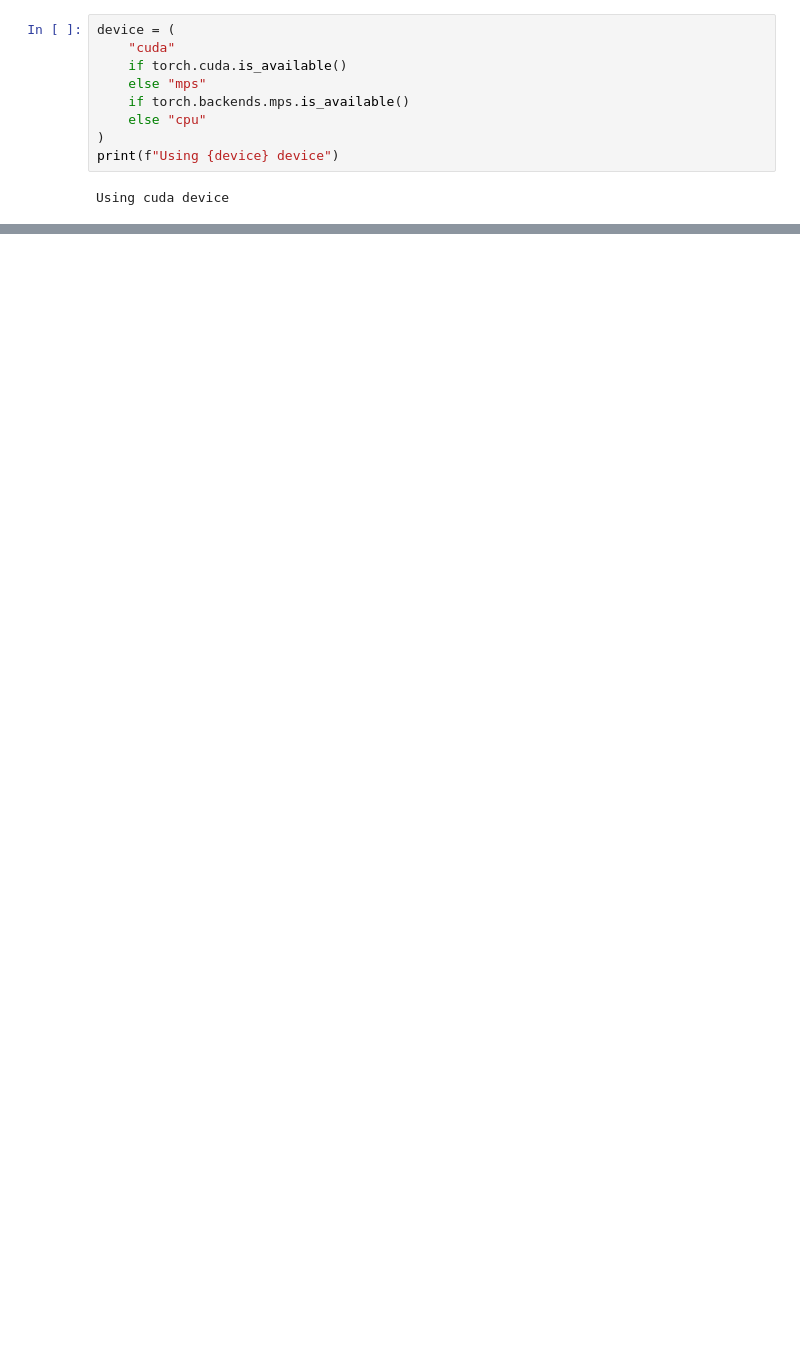
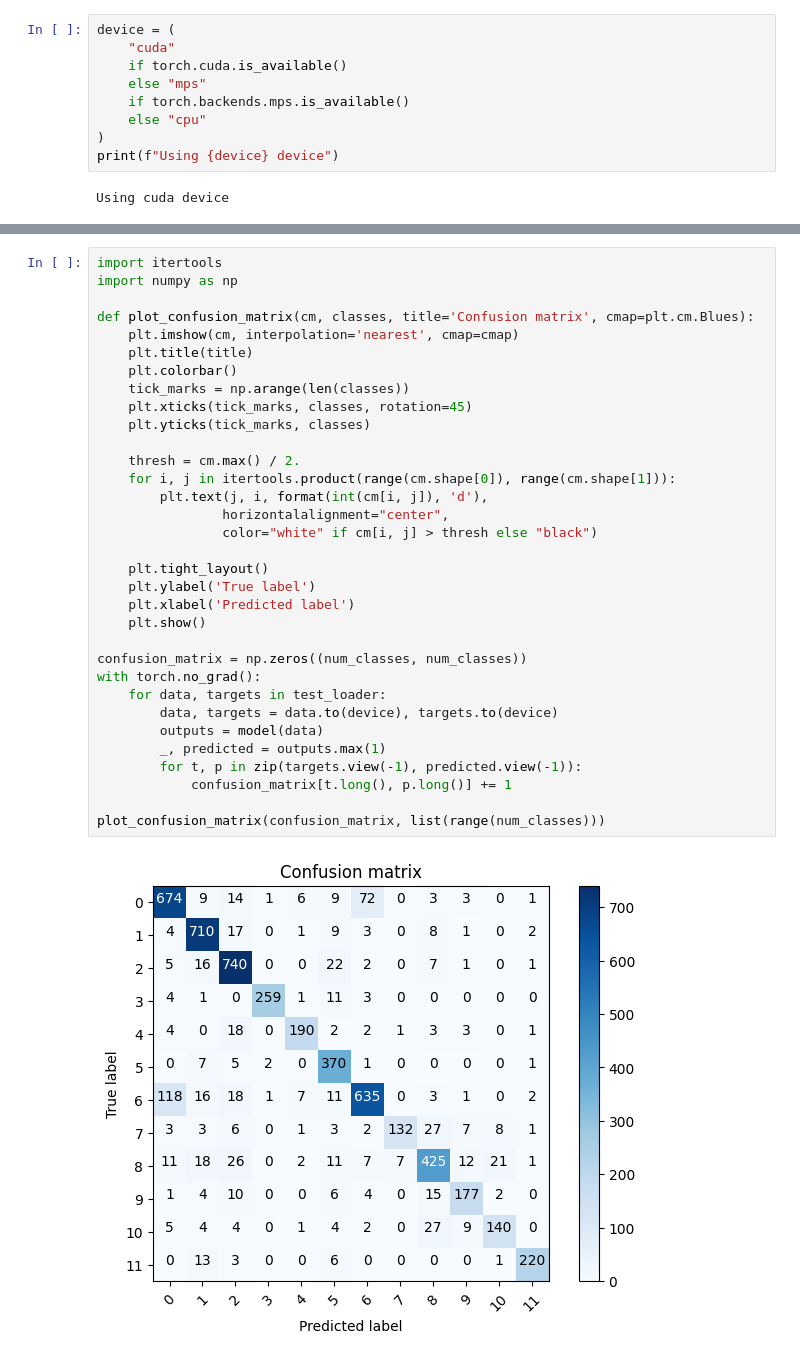
Before and after one commit to Denis-Svec/svec-safar-HNS, a Jupyter notebook: Projekt1/alexnet.ipynb, the cells around one changed output, grey strips where cells are left out. Cells and saved outputs as stored; diff of their text form; blank space fills up the shorter version.

```diff
--- a/Projekt1/alexnet.ipynb
+++ b/Projekt1/alexnet.ipynb
@@ -156,0 +157,35 @@ Test Accuracy: 85.95%
+# %%
+import itertools
+import numpy as np
+
+def plot_confusion_matrix(cm, classes, title='Confusion matrix', cmap=plt.cm.Blues):
+    plt.imshow(cm, interpolation='nearest', cmap=cmap)
+    plt.title(title)
+    plt.colorbar()
+    tick_marks = np.arange(len(classes))
+    plt.xticks(tick_marks, classes, rotation=45)
+    plt.yticks(tick_marks, classes)
+
+    thresh = cm.max() / 2.
+    for i, j in itertools.product(range(cm.shape[0]), range(cm.shape[1])):
+        plt.text(j, i, format(int(cm[i, j]), 'd'),
+                horizontalalignment="center",
+                color="white" if cm[i, j] > thresh else "black")
+
+    plt.tight_layout()
+    plt.ylabel('True label')
+    plt.xlabel('Predicted label')
+    plt.show()
+
+confusion_matrix = np.zeros((num_classes, num_classes))
+with torch.no_grad():
+    for data, targets in test_loader:
+        data, targets = data.to(device), targets.to(device)
+        outputs = model(data)
+        _, predicted = outputs.max(1)
+        for t, p in zip(targets.view(-1), predicted.view(-1)):
+            confusion_matrix[t.long(), p.long()] += 1
+
+plot_confusion_matrix(confusion_matrix, list(range(num_classes)))
+# %% [output]
+[figure, added]
```
Also changed, not shown: parts of 3 cells of this notebook, 1 other file.
